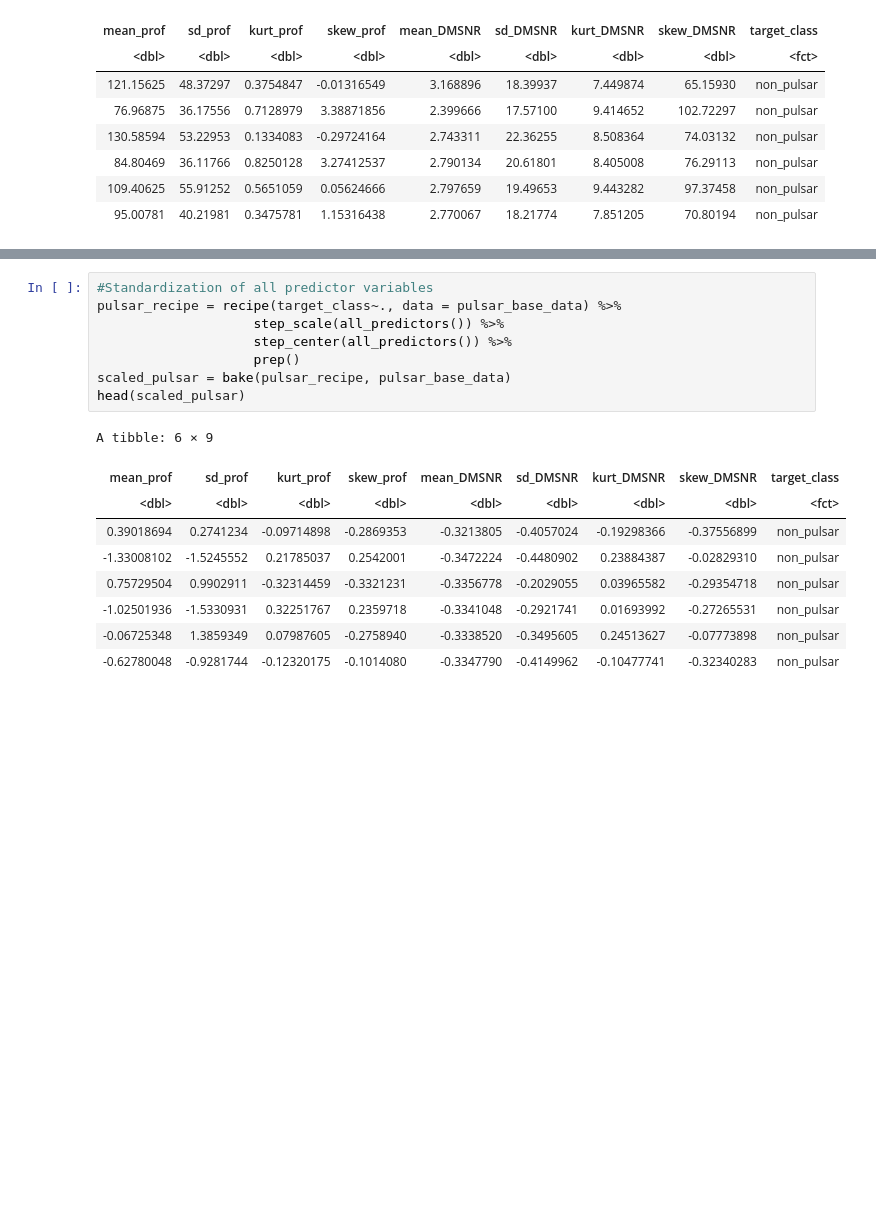
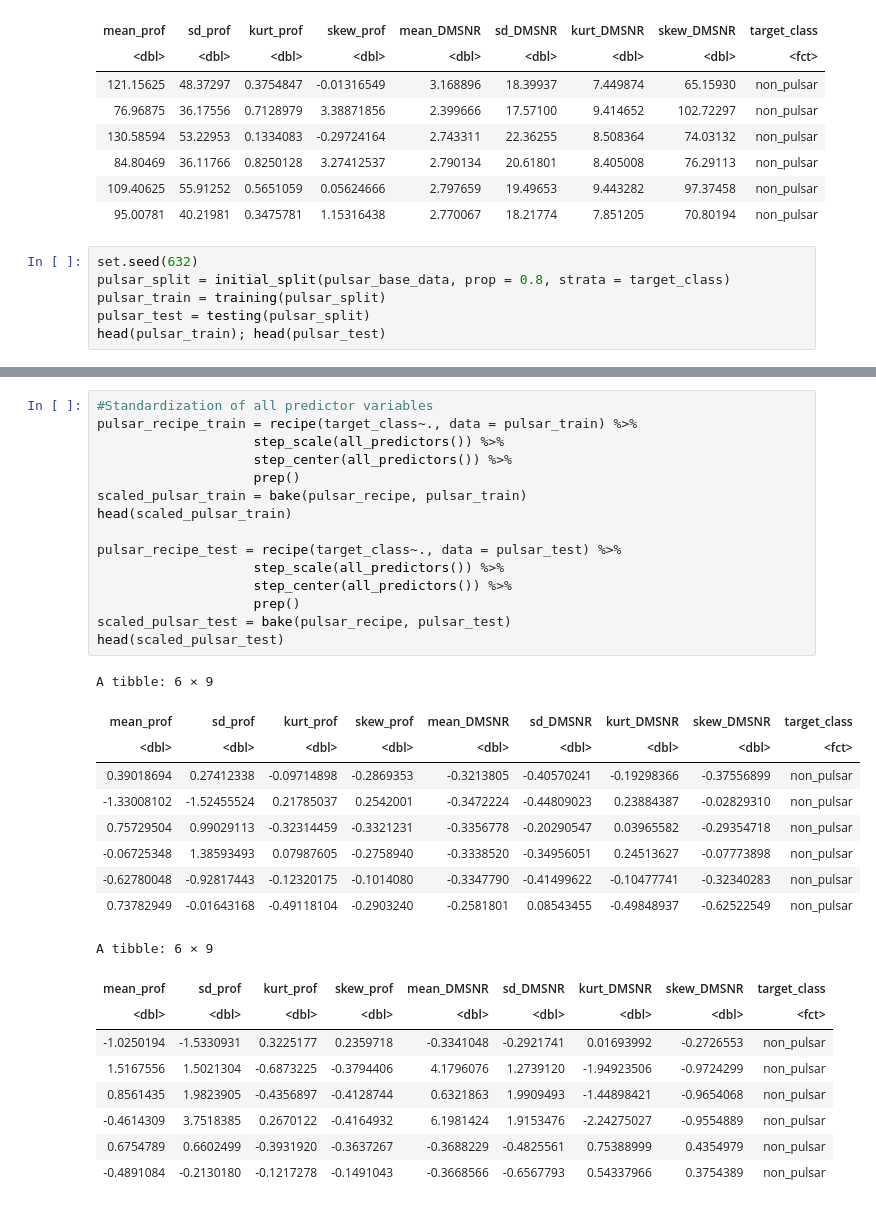
Before and after one commit to NicoRui/DSCI_100_Project, a Jupyter notebook: Proposal.ipynb, the cells around one changed output, grey strips where cells are left out. Saved outputs shown, nothing was run; the diff lists cells and outputs as text; blank space fills up the shorter version.

Commit message:
Coding step 2
Did the things

```diff
--- a/Proposal.ipynb
+++ b/Proposal.ipynb
@@ -48,3 +67,9 @@ A tibble: 6 × 9
 | 84.80469 | 36.11766 | 0.8250128 | 3.27412537 | 2.790134 | 20.61801 | 8.405008 | 76.29113 | non_pulsar |
 | 109.40625 | 55.91252 | 0.5651059 | 0.05624666 | 2.797659 | 19.49653 | 9.443282 | 97.37458 | non_pulsar |
 | 95.00781 | 40.21981 | 0.3475781 | 1.15316438 | 2.770067 | 18.21774 | 7.851205 | 70.80194 | non_pulsar |
+# %%
+set.seed(632)
+pulsar_split = initial_split(pulsar_base_data, prop = 0.8, strata = target_class)
+pulsar_train = training(pulsar_split)
+pulsar_test = testing(pulsar_split)
+head(pulsar_train); head(pulsar_test)
@@ -51,21 +115,37 @@ A tibble: 6 × 9
 # %%
 #Standardization of all predictor variables
-pulsar_recipe = recipe(target_class~., data = pulsar_base_data) %>%
+pulsar_recipe_train = recipe(target_class~., data = pulsar_train) %>%
                     step_scale(all_predictors()) %>%
                     step_center(all_predictors()) %>%
                     prep()
-scaled_pulsar = bake(pulsar_recipe, pulsar_base_data)
-head(scaled_pulsar)
+scaled_pulsar_train = bake(pulsar_recipe, pulsar_train)
+head(scaled_pulsar_train)
+
+pulsar_recipe_test = recipe(target_class~., data = pulsar_test) %>%
+                    step_scale(all_predictors()) %>%
+                    step_center(all_predictors()) %>%
+                    prep()
+scaled_pulsar_test = bake(pulsar_recipe, pulsar_test)
+head(scaled_pulsar_test)
 # %% [output]
 A tibble: 6 × 9
 | mean_prof | sd_prof | kurt_prof | skew_prof | mean_DMSNR | sd_DMSNR | kurt_DMSNR | skew_DMSNR | target_class |
 | <dbl> | <dbl> | <dbl> | <dbl> | <dbl> | <dbl> | <dbl> | <dbl> | <fct> |
-| 0.39018694 | 0.2741234 | -0.09714898 | -0.2869353 | -0.3213805 | -0.4057024 | -0.19298366 | -0.37556899 | non_pulsar |
-| -1.33008102 | -1.5245552 | 0.21785037 | 0.2542001 | -0.3472224 | -0.4480902 | 0.23884387 | -0.02829310 | non_pulsar |
-| 0.75729504 | 0.9902911 | -0.32314459 | -0.3321231 | -0.3356778 | -0.2029055 | 0.03965582 | -0.29354718 | non_pulsar |
-| -1.02501936 | -1.5330931 | 0.32251767 | 0.2359718 | -0.3341048 | -0.2921741 | 0.01693992 | -0.27265531 | non_pulsar |
-| -0.06725348 | 1.3859349 | 0.07987605 | -0.2758940 | -0.3338520 | -0.3495605 | 0.24513627 | -0.07773898 | non_pulsar |
-| -0.62780048 | -0.9281744 | -0.12320175 | -0.1014080 | -0.3347790 | -0.4149962 | -0.10477741 | -0.32340283 | non_pulsar |
+| 0.39018694 | 0.27412338 | -0.09714898 | -0.2869353 | -0.3213805 | -0.40570241 | -0.19298366 | -0.37556899 | non_pulsar |
+| -1.33008102 | -1.52455524 | 0.21785037 | 0.2542001 | -0.3472224 | -0.44809023 | 0.23884387 | -0.02829310 | non_pulsar |
+| 0.75729504 | 0.99029113 | -0.32314459 | -0.3321231 | -0.3356778 | -0.20290547 | 0.03965582 | -0.29354718 | non_pulsar |
+| -0.06725348 | 1.38593493 | 0.07987605 | -0.2758940 | -0.3338520 | -0.34956051 | 0.24513627 | -0.07773898 | non_pulsar |
+| -0.62780048 | -0.92817443 | -0.12320175 | -0.1014080 | -0.3347790 | -0.41499622 | -0.10477741 | -0.32340283 | non_pulsar |
+| 0.73782949 | -0.01643168 | -0.49118104 | -0.2903240 | -0.2581801 | 0.08543455 | -0.49848937 | -0.62522549 | non_pulsar |
+A tibble: 6 × 9
+| mean_prof | sd_prof | kurt_prof | skew_prof | mean_DMSNR | sd_DMSNR | kurt_DMSNR | skew_DMSNR | target_class |
+| <dbl> | <dbl> | <dbl> | <dbl> | <dbl> | <dbl> | <dbl> | <dbl> | <fct> |
+| -1.0250194 | -1.5330931 | 0.3225177 | 0.2359718 | -0.3341048 | -0.2921741 | 0.01693992 | -0.2726553 | non_pulsar |
+| 1.5167556 | 1.5021304 | -0.6873225 | -0.3794406 | 4.1796076 | 1.2739120 | -1.94923506 | -0.9724299 | non_pulsar |
+| 0.8561435 | 1.9823905 | -0.4356897 | -0.4128744 | 0.6321863 | 1.9909493 | -1.44898421 | -0.9654068 | non_pulsar |
+| -0.4614309 | 3.7518385 | 0.2670122 | -0.4164932 | 6.1981424 | 1.9153476 | -2.24275027 | -0.9554889 | non_pulsar |
+| 0.6754789 | 0.6602499 | -0.3931920 | -0.3637267 | -0.3688229 | -0.4825561 | 0.75388999 | 0.4354979 | non_pulsar |
+| -0.4891084 | -0.2130180 | -0.1217278 | -0.1491043 | -0.3668566 | -0.6567793 | 0.54337966 | 0.3754389 | non_pulsar |
 # %% [markdown]
 ## To-do
 
```
Also changed, not shown: parts of 10 cells of this notebook.
